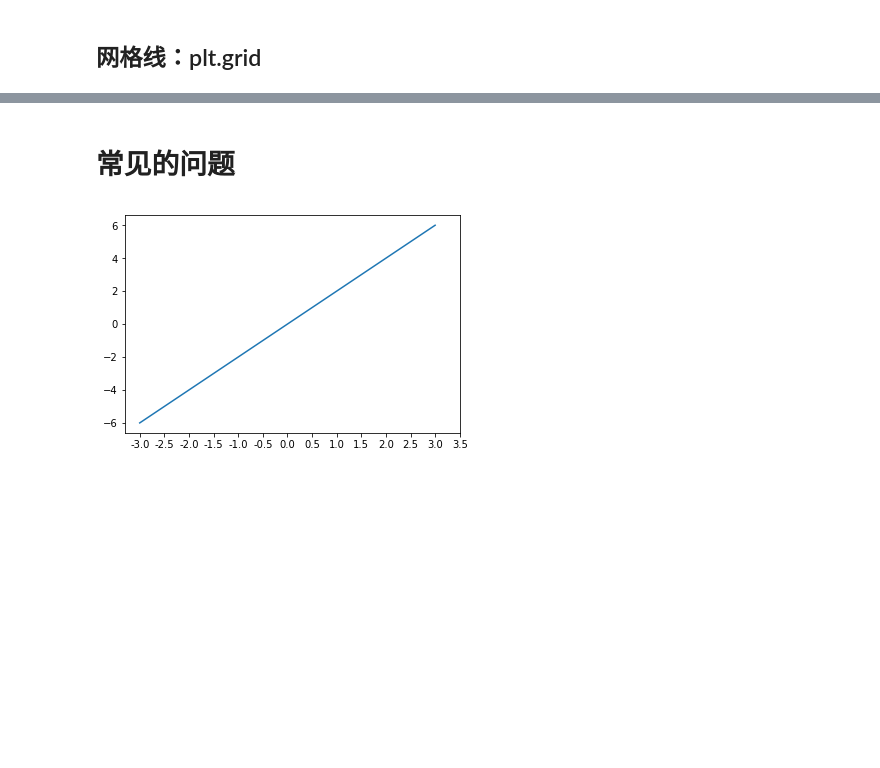
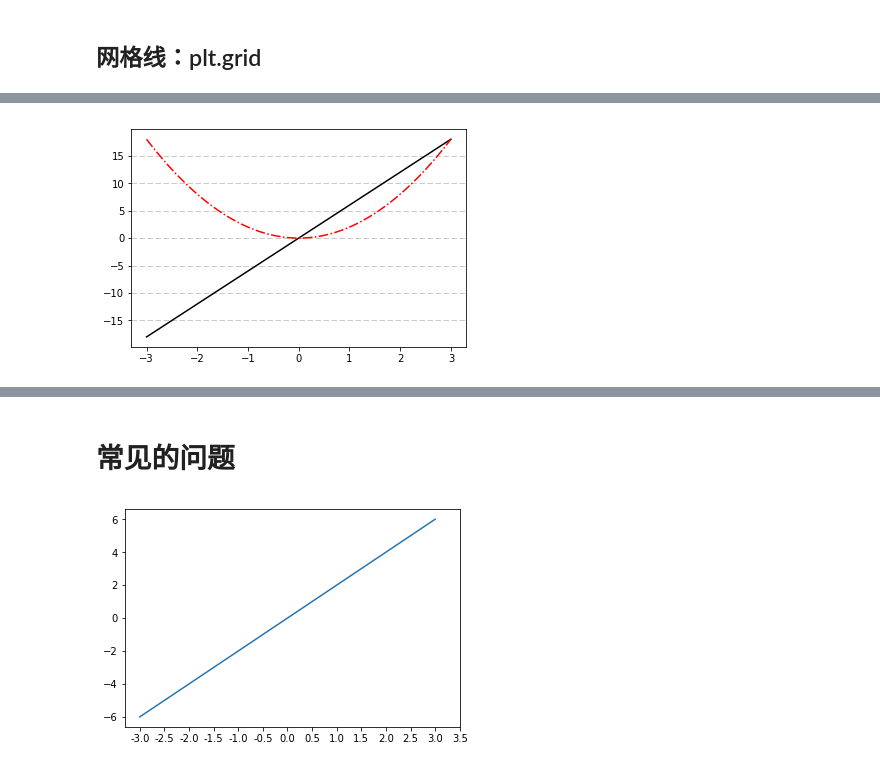
Before and after one commit to wklchris/Note-by-Jupyter, a Jupyter notebook: Python/Matplotlib.ipynb, the cells around one changed output, grey strips where cells are left out. Saved outputs shown, nothing was run; the diff lists cells and outputs as text; code cells hidden in the pictures; blank space fills up the shorter version.

```diff
--- a/Python/Matplotlib.ipynb
+++ b/Python/Matplotlib.ipynb
@@ -157,0 +190,8 @@ plt.show()
+# %%
+plt.plot(x, y1, 'k-', x, y2, 'r-.')
+
+# 其实简单地使用 "plt.grid(True)"  就可以显示网格
+plt.grid(axis='y', linestyle='--', color='0.75')  # 灰度适当很重要
+plt.show()
+# %% [output]
+[figure, added]
```
Also changed, not shown: parts of 23 cells of this notebook.
